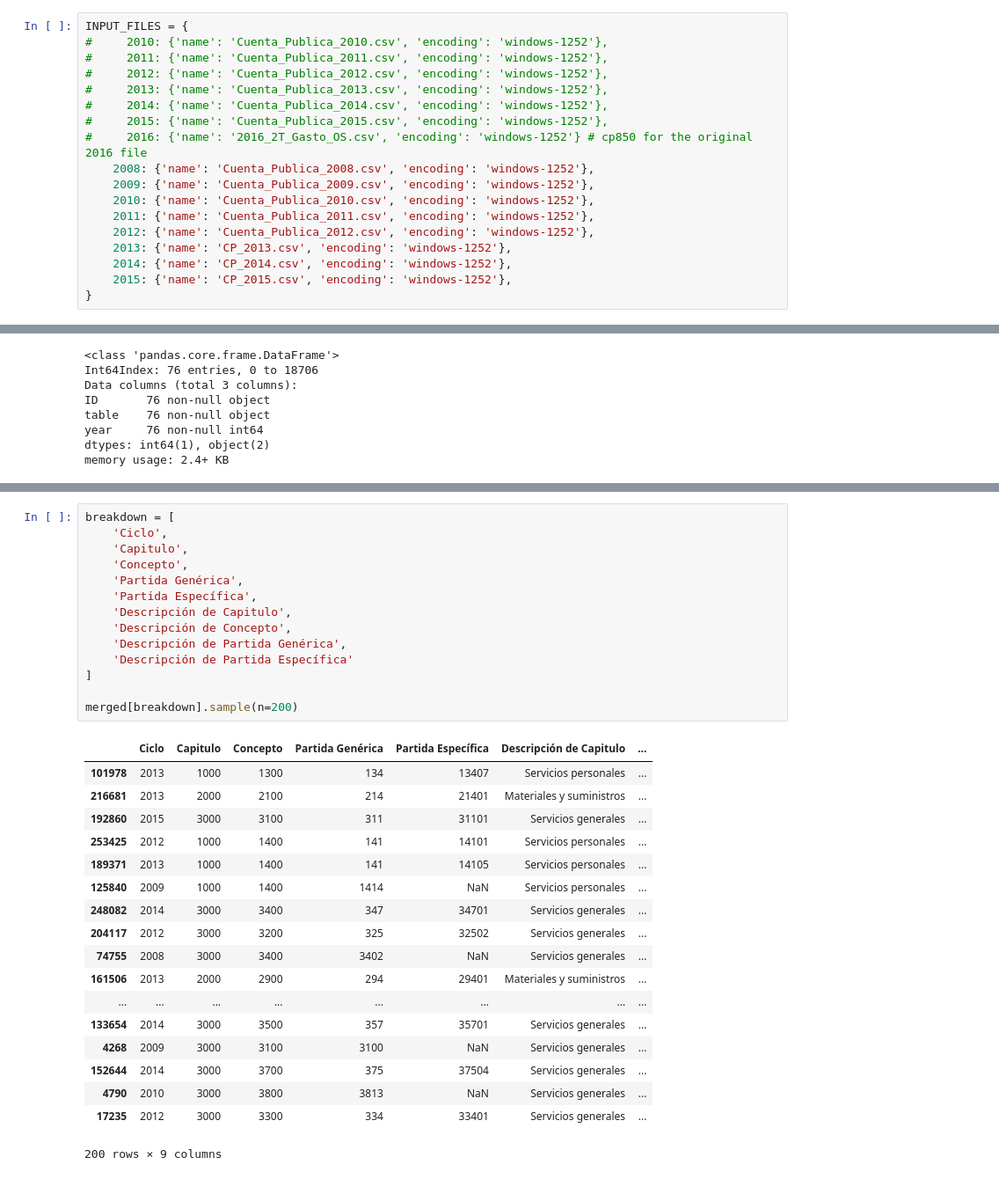
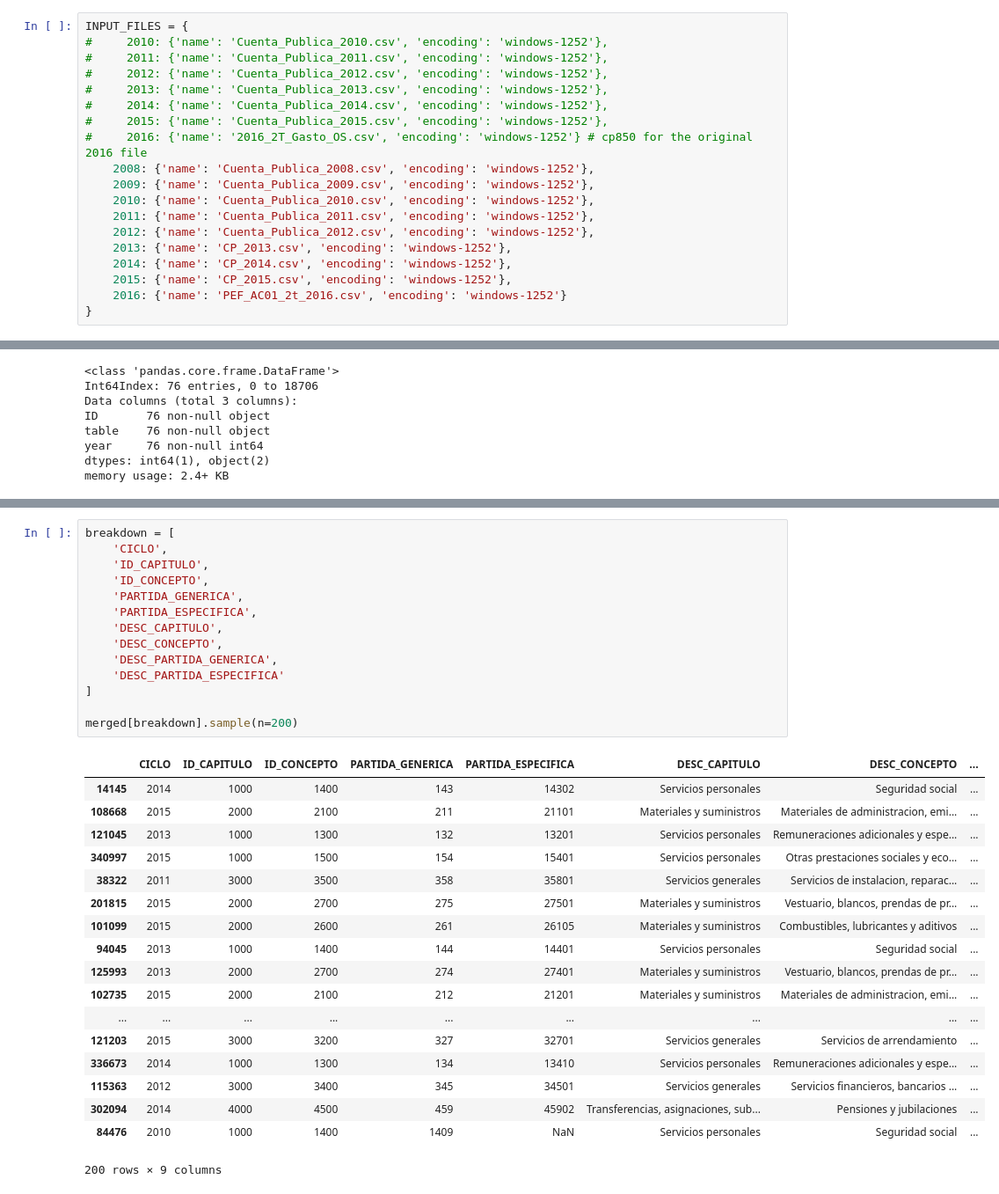
Before and after one commit to os-data/mexican-federal-budget, a Jupyter notebook: pipeline.ipynb, the cells around one changed output, grey strips where cells are left out. Shown at 88% size. Drawn from its saved outputs; the diff is of its cells as text.

```diff
--- a/pipeline.ipynb
+++ b/pipeline.ipynb
@@ -34,6 +44,7 @@ INPUT_FILES = {
     2013: {'name': 'CP_2013.csv', 'encoding': 'windows-1252'},
     2014: {'name': 'CP_2014.csv', 'encoding': 'windows-1252'},
     2015: {'name': 'CP_2015.csv', 'encoding': 'windows-1252'},
+    2016: {'name': 'PEF_AC01_2t_2016.csv', 'encoding': 'windows-1252'}
 }
 # %% [markdown]
 If your input files don't all have the same column names, define your mapping here.
@@ -789,37 +730,37 @@ merged.sample(n=20)
 20 rows × 39 columns
-# %%
-breakdown = [
-    'Ciclo',
-    'Capitulo',
-    'Concepto',
-    'Partida Genérica',
-    'Partida Específica',
-    'Descripción de Capitulo',
-    'Descripción de Concepto',
-    'Descripción de Partida Genérica',
-    'Descripción de Partida Específica'
-]
-
-merged[breakdown].sample(n=200)
-# %% [output]
-|  | Ciclo | Capitulo | Concepto | Partida Genérica | Partida Específica | Descripción de Capitulo | ... |
-| 101978 | 2013 | 1000 | 1300 | 134 | 13407 | Servicios personales | ... |
-| 216681 | 2013 | 2000 | 2100 | 214 | 21401 | Materiales y suministros | ... |
-| 192860 | 2015 | 3000 | 3100 | 311 | 31101 | Servicios generales | ... |
-| 253425 | 2012 | 1000 | 1400 | 141 | 14101 | Servicios personales | ... |
-| 189371 | 2013 | 1000 | 1400 | 141 | 14105 | Servicios personales | ... |
-| 125840 | 2009 | 1000 | 1400 | 1414 | NaN | Servicios personales | ... |
-| 248082 | 2014 | 3000 | 3400 | 347 | 34701 | Servicios generales | ... |
-| 204117 | 2012 | 3000 | 3200 | 325 | 32502 | Servicios generales | ... |
-| 74755 | 2008 | 3000 | 3400 | 3402 | NaN | Servicios generales | ... |
-| 161506 | 2013 | 2000 | 2900 | 294 | 29401 | Materiales y suministros | ... |
-| ... | ... | ... | ... | ... | ... | ... | ... |
-| 133654 | 2014 | 3000 | 3500 | 357 | 35701 | Servicios generales | ... |
-| 4268 | 2009 | 3000 | 3100 | 3100 | NaN | Servicios generales | ... |
-| 152644 | 2014 | 3000 | 3700 | 375 | 37504 | Servicios generales | ... |
-| 4790 | 2010 | 3000 | 3800 | 3813 | NaN | Servicios generales | ... |
-| 17235 | 2012 | 3000 | 3300 | 334 | 33401 | Servicios generales | ... |
-200 rows × 9 columns
+# %%
+breakdown = [
+    'CICLO',
+    'ID_CAPITULO',
+    'ID_CONCEPTO',
+    'PARTIDA_GENERICA',
+    'PARTIDA_ESPECIFICA',
+    'DESC_CAPITULO',
+    'DESC_CONCEPTO',
+    'DESC_PARTIDA_GENERICA',
+    'DESC_PARTIDA_ESPECIFICA'
+]
+
+merged[breakdown].sample(n=200)
+# %% [output]
+|  | CICLO | ID_CAPITULO | ID_CONCEPTO | PARTIDA_GENERICA | PARTIDA_ESPECIFICA | DESC_CAPITULO | DESC_CONCEPTO | ... |
+| 14145 | 2014 | 1000 | 1400 | 143 | 14302 | Servicios personales | Seguridad social | ... |
+| 108668 | 2015 | 2000 | 2100 | 211 | 21101 | Materiales y suministros | Materiales de administracion, emi... | ... |
+| 121045 | 2013 | 1000 | 1300 | 132 | 13201 | Servicios personales | Remuneraciones adicionales y espe... | ... |
+| 340997 | 2015 | 1000 | 1500 | 154 | 15401 | Servicios personales | Otras prestaciones sociales y eco... | ... |
+| 38322 | 2011 | 3000 | 3500 | 358 | 35801 | Servicios generales | Servicios de instalacion, reparac... | ... |
+| 201815 | 2015 | 2000 | 2700 | 275 | 27501 | Materiales y suministros | Vestuario, blancos, prendas de pr... | ... |
+| 101099 | 2015 | 2000 | 2600 | 261 | 26105 | Materiales y suministros | Combustibles, lubricantes y aditivos | ... |
+| 94045 | 2013 | 1000 | 1400 | 144 | 14401 | Servicios personales | Seguridad social | ... |
+| 125993 | 2013 | 2000 | 2700 | 274 | 27401 | Materiales y suministros | Vestuario, blancos, prendas de pr... | ... |
+| 102735 | 2015 | 2000 | 2100 | 212 | 21201 | Materiales y suministros | Materiales de administracion, emi... | ... |
+| ... | ... | ... | ... | ... | ... | ... | ... | ... |
+| 121203 | 2015 | 3000 | 3200 | 327 | 32701 | Servicios generales | Servicios de arrendamiento | ... |
+| 336673 | 2014 | 1000 | 1300 | 134 | 13410 | Servicios personales | Remuneraciones adicionales y espe... | ... |
+| 115363 | 2012 | 3000 | 3400 | 345 | 34501 | Servicios generales | Servicios financieros, bancarios ... | ... |
+| 302094 | 2014 | 4000 | 4500 | 459 | 45902 | Transferencias, asignaciones, sub... | Pensiones y jubilaciones | ... |
+| 84476 | 2010 | 1000 | 1400 | 1409 | NaN | Servicios personales | Seguridad social | ... |
+200 rows × 9 columns
 # %%
 merged.info()
 # %% [output]
```
Also changed, not shown: parts of 30 cells of this notebook, 18 other files.
